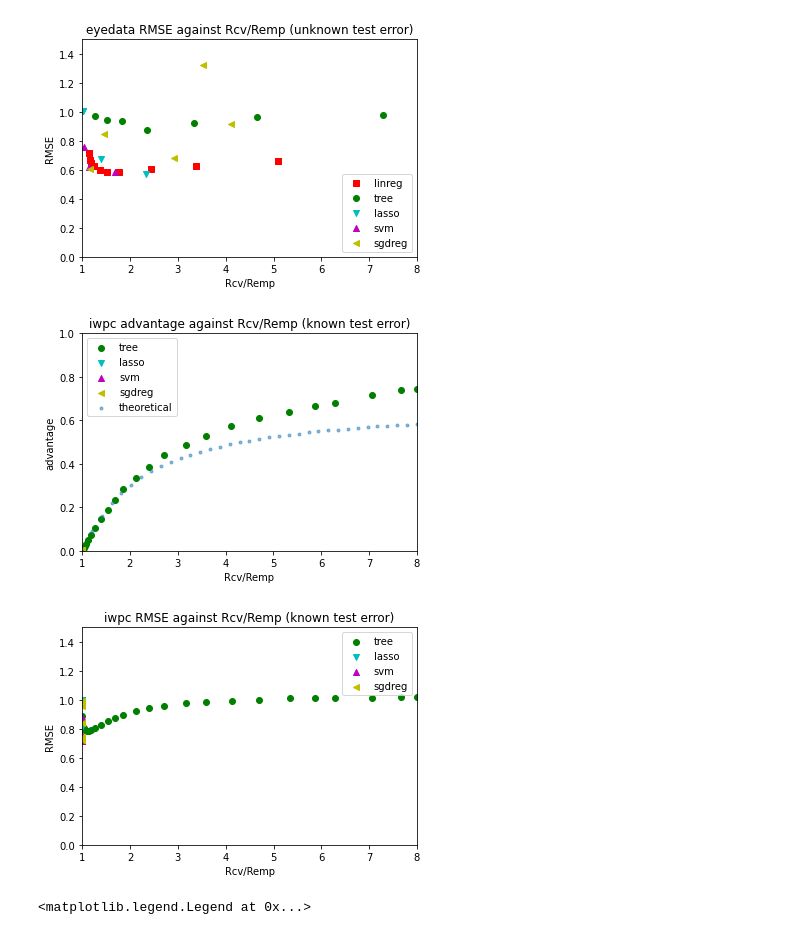
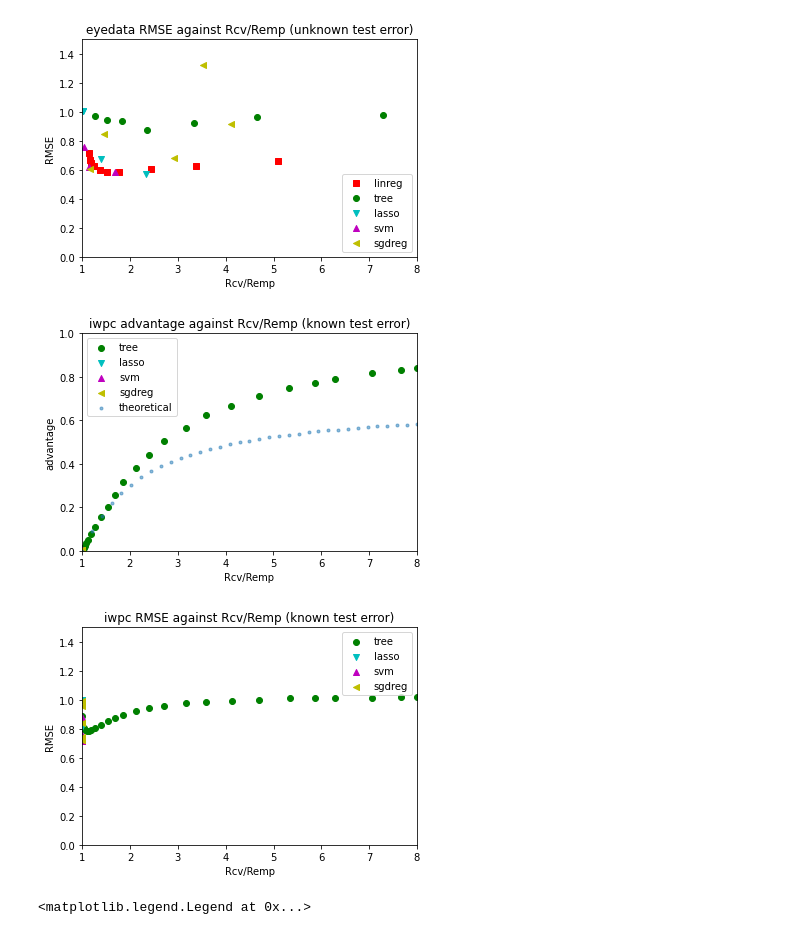
Before and after one commit to donakq/MSE-234-Membership_Inference, a Jupyter notebook: plot.ipynb, the cells around one changed output. Saved outputs shown, nothing was run; the diff lists cells and outputs as text; code cells hidden in the pictures.

```diff
--- a/plot.ipynb
+++ b/plot.ipynb
@@ -211,36 +211,36 @@ colors = ['g','c','m', 'y', 'k']
 label = [ 'tree', 'lasso', 'svm', 'sgdreg']
 ax = plt.gca()
 for i in range(len(iwpc_unknown)):
-    df = iwpc_known[i]
+    df = iwpc_unknown[i]
     mi = markers[i] #marker for ith feature
     ci = colors[i] #color for ith feature
     plt.scatter(df['Rcv/Remp'], df['train_TRAIN']-df['test_TRAIN'], label=label[i] , marker=mi, color=ci)
 plt.scatter(ratio, theo_adv2s, alpha = 0.5,marker= '.', label ='theoretical')
 plt.legend()
 plt.xticks()
 plt.ylabel('advantage')
 plt.xlabel('Rcv/Remp')
 plt.ylim([0, 1])
 plt.xlim([1, 8])
 plt.title('iwpc advantage against Rcv/Remp (known test error)')
 plt.show()
 
 ax = plt.gca()
 for i in range(len(iwpc_known)):
     df = iwpc_unknown[i]
     mi = markers[i] #marker for ith feature
     ci = colors[i] #color for ith feature
     plt.scatter(df['Rcv/Remp'], df['r_cv'], label=label[i] , marker=mi, color=ci)
 plt.legend()
 plt.xticks()
 plt.ylabel('RMSE')
 plt.xlabel('Rcv/Remp')
 plt.xlim([1, 8])
 plt.ylim([0, 1.5])
 plt.title('iwpc RMSE against Rcv/Remp (known test error)')
 plt.show()
 # %% [output]
-[figure, old version]
+[figure, new version]
 [figure]
 # %%
 ax = plt.gca()
```
